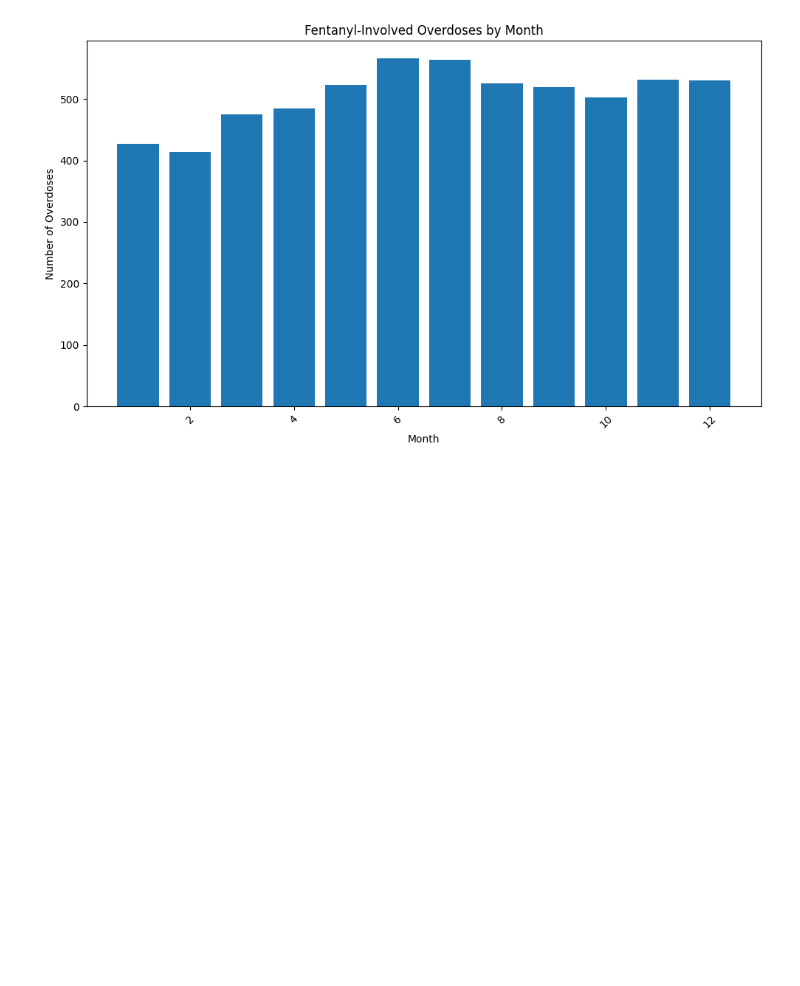
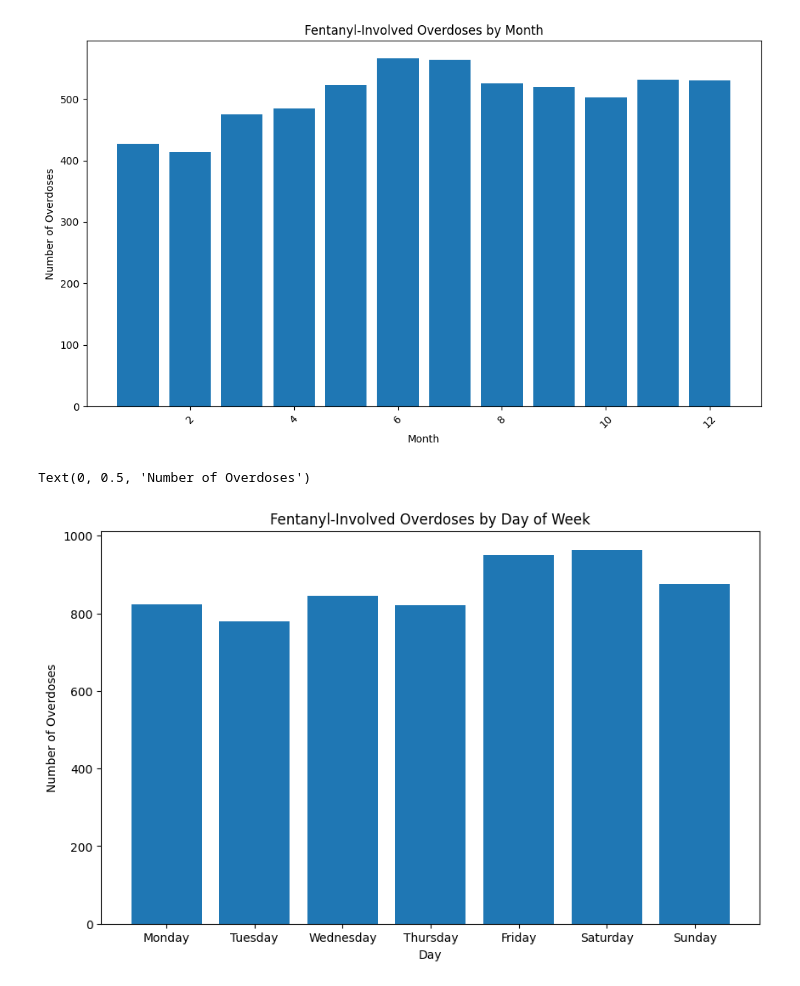
Before and after one commit to ellaprince90/Drug-Data, a Jupyter notebook: Drug Data Interpreted.ipynb, the cells around one changed output. Saved outputs shown, nothing was run; the diff lists cells and outputs as text; code cells hidden in the pictures; blank space fills up the shorter version.

Commit message:
Graphed by day to try to find patterns

```diff
--- a/Drug Data Interpreted.ipynb
+++ b/Drug Data Interpreted.ipynb
@@ -418,3 +418,21 @@ plt.tight_layout()
 plt.show()
 # %% [output]
 [figure]
+# %%
+df["DayofWeek"] = df["Date"].dt.day_name()
+# %%
+day_counts = df[df["Fentanyl"]==1]["DayofWeek"].value_counts()
+# %%
+order = ["Monday", "Tuesday", "Wednesday", "Thursday", "Friday", "Saturday", "Sunday"]
+# %%
+day_counts = day_counts.reindex(order)
+# %%
+plt.figure(figsize=(10,6))
+plt.bar(day_counts.index, day_counts.values)
+
+plt.title("Fentanyl-Involved Overdoses by Day of Week")
+plt.xlabel("Day")
+plt.ylabel("Number of Overdoses")
+# %% [output]
+Text(0, 0.5, 'Number of Overdoses')
+[figure, added]
```
